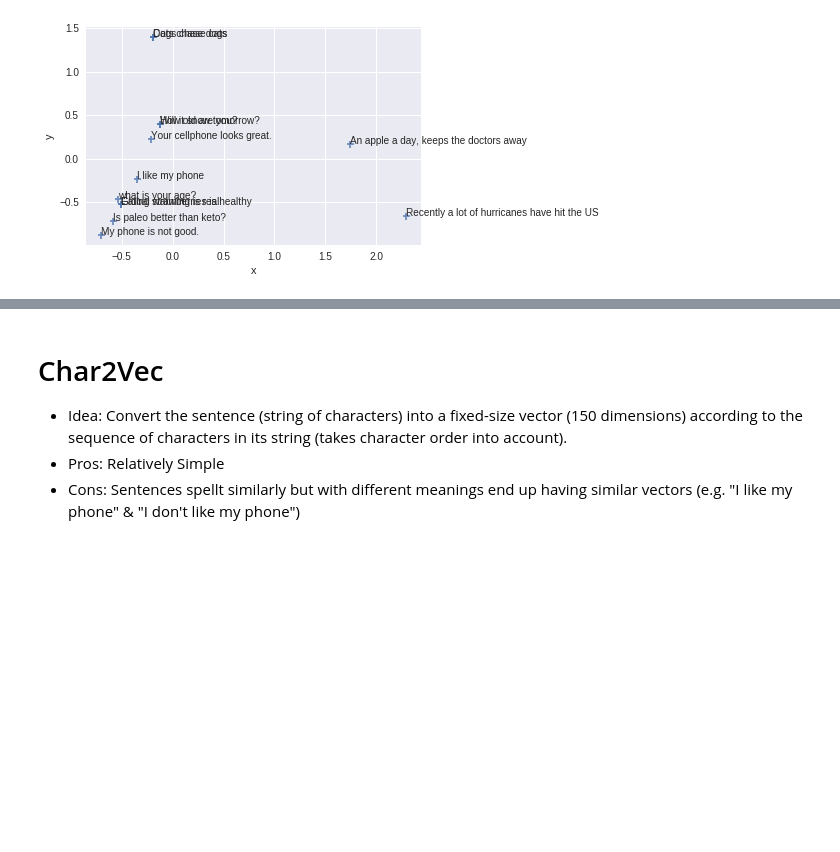
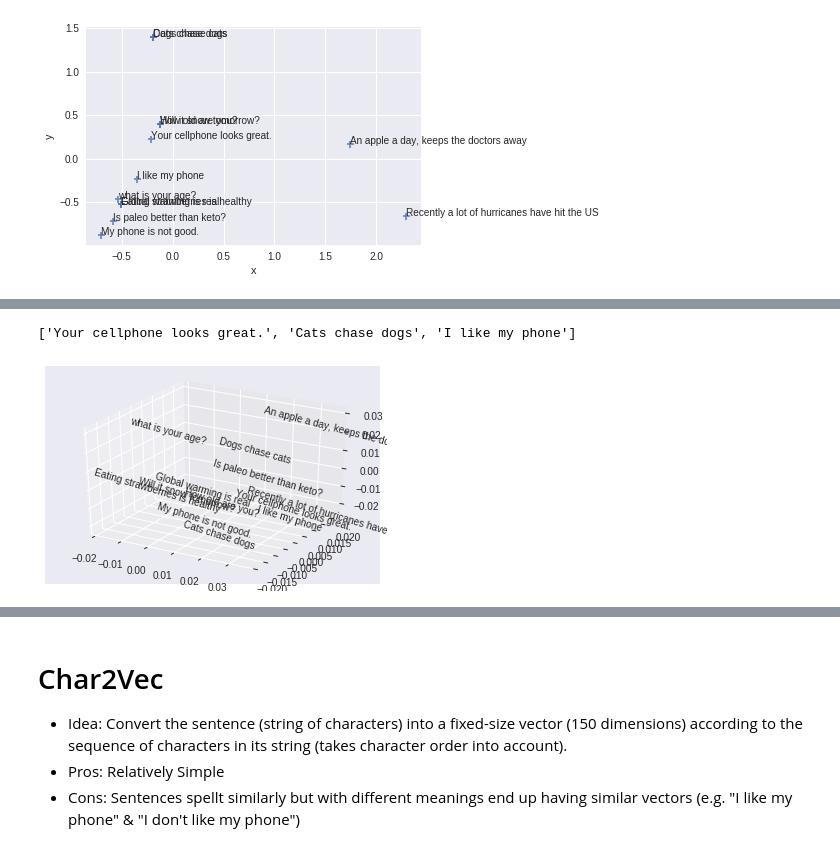
Before and after one commit to mohammedterry/NLP_for_ML, a Jupyter notebook: Sentence_Embeddings.ipynb, the cells around one changed output, grey strips where cells are left out. Saved outputs shown, nothing was run; the diff lists cells and outputs as text; code cells hidden in the pictures; blank space fills up the shorter version.

```diff
--- a/Sentence_Embeddings.ipynb
+++ b/Sentence_Embeddings.ipynb
@@ -95,0 +98,8 @@ plot_sentences(example_sentences, bow_vectors)
+# %%
+import gensim
+
+topics = [0]*3 + [1]*3 + [2]*3 + [3]*2 + [4]*2
+d2v_sentences = [gensim.models.doc2vec.TaggedDocument(sentence.lower().split(),[topic]) for topic,sentence in zip(topics,example_sentences)]
+doc2vec = gensim.models.doc2vec.Doc2Vec(vector_size=50, min_count=2, epochs=40)
+doc2vec.build_vocab(d2v_sentences)
+doc2vec.train(d2v_sentences, total_examples=doc2vec.corpus_count, epochs=doc2vec.epochs)
@@ -95,0 +108,2 @@ plot_sentences(example_sentences, bow_vectors)
+# %%
+d2v_vectors = [doc2vec.infer_vector(sentence.lower().split()) for sentence in example_sentences]
@@ -95,0 +126,8 @@ plot_sentences(example_sentences, bow_vectors)
+# %%
+most_similar(doc2vec.infer_vector("i like my cell phone".split()), d2v_vectors)
+# %% [output]
+['Your cellphone looks great.', 'Cats chase dogs', 'I like my phone']
+# %%
+plot3D_sentences(example_sentences, d2v_vectors)
+# %% [output]
+[figure, added]
```
Also changed, not shown: parts of 21 cells of this notebook.
